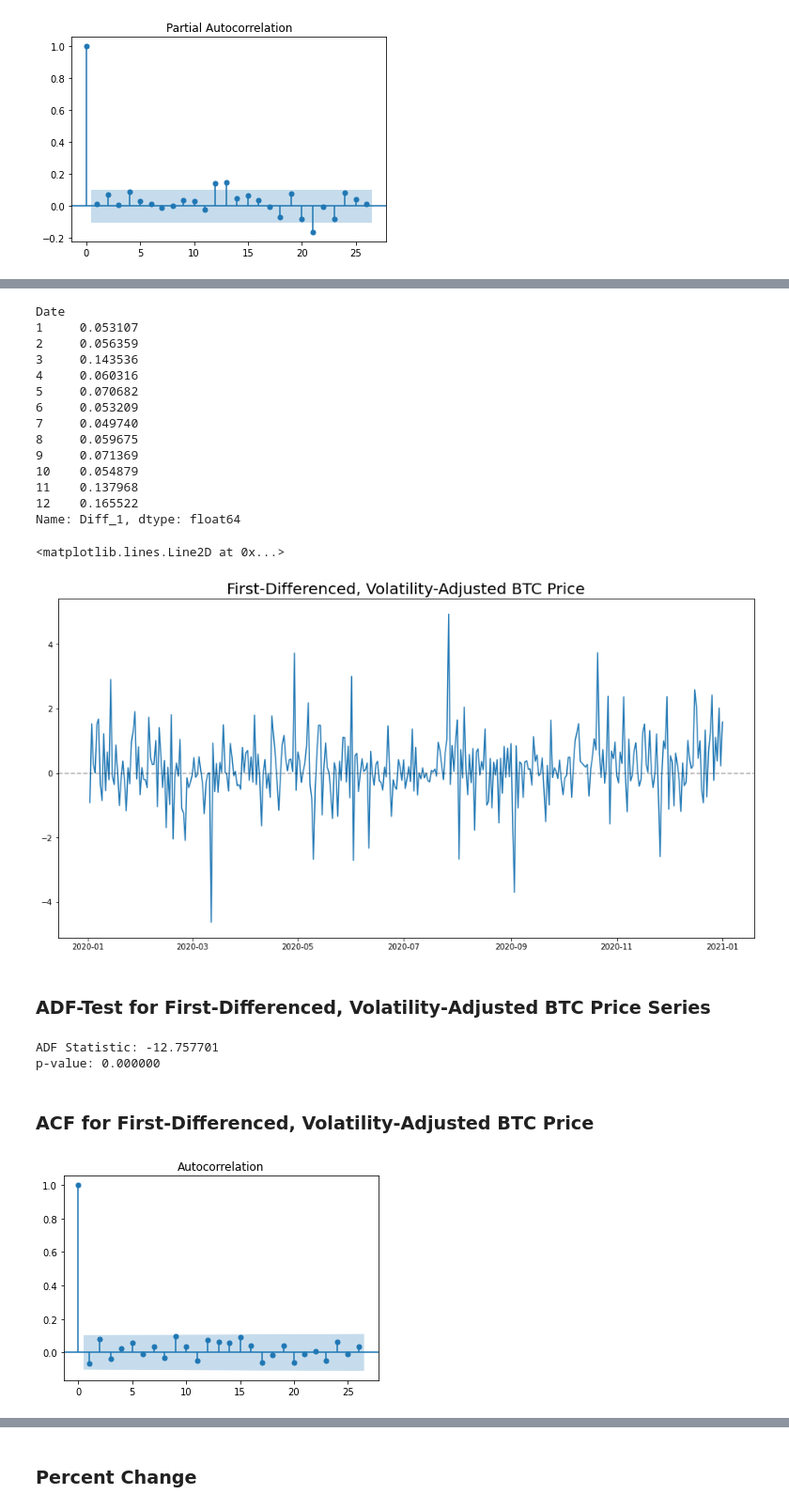
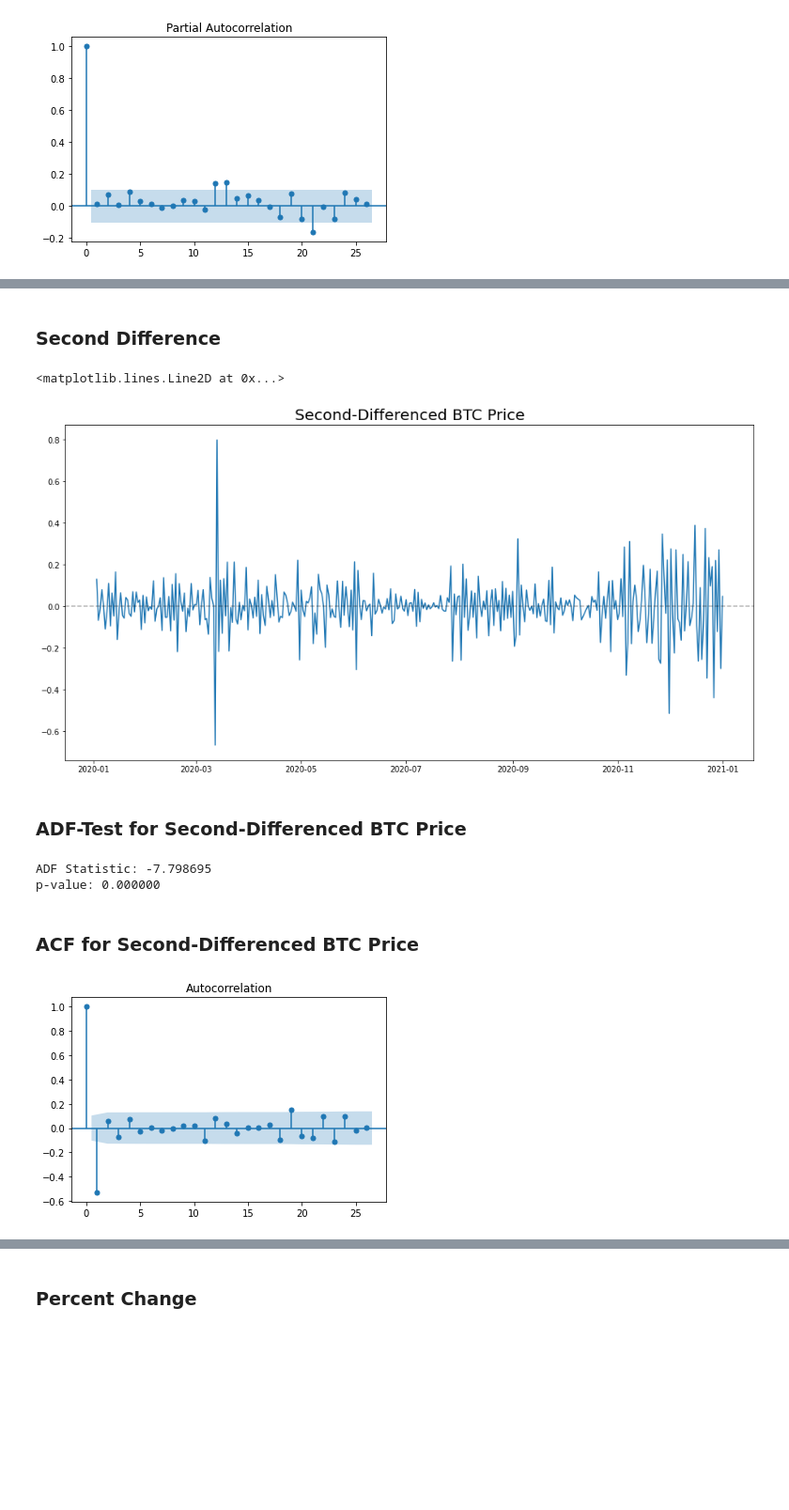
Before and after one commit to AKrgpt99/ipynb-playground, a Jupyter notebook: btcusd.ipynb, the cells around one changed output, grey strips where cells are left out. Shown at 94% size. Saved outputs shown, nothing was run; the diff lists cells and outputs as text; code cells hidden in the pictures; blank space fills up the shorter version.

```diff
--- a/btcusd.ipynb
+++ b/btcusd.ipynb
@@ -38,7 +18,7 @@ def adf_test(series):
 # %% [markdown]
 ## Import Data
 # %%
-btc_usd_df = pd.read_csv("BTC-USD_1y200101.csv", parse_dates=[0], index_col=0, squeeze=True, date_parser=lambda s: datetime.strptime(s, "%Y-%m-%d")).dropna()
+btc_usd_df = pd.read_csv("BTC-USD_1y200101d.csv", parse_dates=[0], index_col=0, squeeze=True, date_parser=lambda s: datetime.strptime(s, "%Y-%m-%d")).dropna()
 btc_usd_df.head()
 # %% [output]
 |  | Open | High | Low | Close | Adj Close | Volume |
@@ -70,10 +68,12 @@ plt.plot(btc_usd_close_df.Close)
 # %% [markdown]
 ## Normalization
 # %%
-mean, std = btc_usd_close_df.Close.mean(), btc_usd_close_df.Close.std()
+mean_close, std_close = btc_usd_close_df.Close.mean(), btc_usd_close_df.Close.std()
+mean_volume, std_volume = btc_usd_volume_df.Volume.mean(), btc_usd_volume_df.Volume.std()
 
 # z-score normalization
-btc_usd_close_df['Close_n'] = (btc_usd_close_df.Close - mean) / std
+btc_usd_close_df['Close_n'] = (btc_usd_close_df.Close - mean_close) / std_close
+btc_usd_volume_df['Volume_n'] = (btc_usd_volume_df.Volume - mean_volume) / std_volume
 # %%
 plt.figure(figsize=(16,8))
 plt.title("Normalized BTC Price", fontsize=20)
@@ -122,44 +128,27 @@ plt.show()
-# %%
-monthly_diff1_std_df = btc_usd_close_df.Diff_1.groupby(btc_usd_close_df.index.month).std()
-monthly_diff1_std_df
-# %% [output]
-Date
-1     0.053107
-2     0.056359
-3     0.143536
-4     0.060316
-5     0.070682
-6     0.053209
-7     0.049740
-8     0.059675
-9     0.071369
-10    0.054879
-11    0.137968
-12    0.165522
-Name: Diff_1, dtype: float64
-# %%
-btc_usd_diff_monthly_vol = btc_usd_close_df.Diff_1.index.month.map(lambda d: monthly_diff1_std_df.loc[d])
-btc_usd_close_df["Diff_1_v_adj"] = (btc_usd_close_df.Diff_1 / btc_usd_diff_monthly_vol).dropna()
+# %% [markdown]
+### Second Difference
+# %%
+btc_usd_close_df["Diff_2"] = btc_usd_close_df.Diff_1.diff().dropna()
 # %%
 plt.figure(figsize=(16,8))
-plt.title("First-Differenced, Volatility-Adjusted BTC Price", fontsize=20)
-plt.plot(btc_usd_close_df.Diff_1_v_adj)
+plt.title("Second-Differenced BTC Price", fontsize=20)
+plt.plot(btc_usd_close_df.Diff_2)
 plt.axhline(y=0, linestyle='--', color='k', alpha=0.3)
 # %% [output]
 <matplotlib.lines.Line2D at 0x...>
-[figure, old version]
+[figure, new version]
 # %% [markdown]
-### ADF-Test for First-Differenced, Volatility-Adjusted BTC Price Series
+### ADF-Test for Second-Differenced BTC Price
 # %%
-adf_test((btc_usd_close_df.Diff_1 / btc_usd_diff_monthly_vol).dropna())
+adf_test(btc_usd_close_df.Diff_2.dropna())
 # %% [output]
-ADF Statistic: -12.757701
+ADF Statistic: -7.798695
 p-value: 0.000000
 # %% [markdown]
-### ACF for First-Differenced, Volatility-Adjusted BTC Price
+### ACF for Second-Differenced BTC Price
 # %%
-plot_acf((btc_usd_close_df.Diff_1 / btc_usd_diff_monthly_vol).dropna())
+plot_acf(btc_usd_close_df.Diff_2.dropna())
 plt.show()
 # %% [output]
-[figure, old version]
+[figure, new version]
 # %% [markdown]
```
Also changed, not shown: parts of 23 cells of this notebook, 1 other file.
